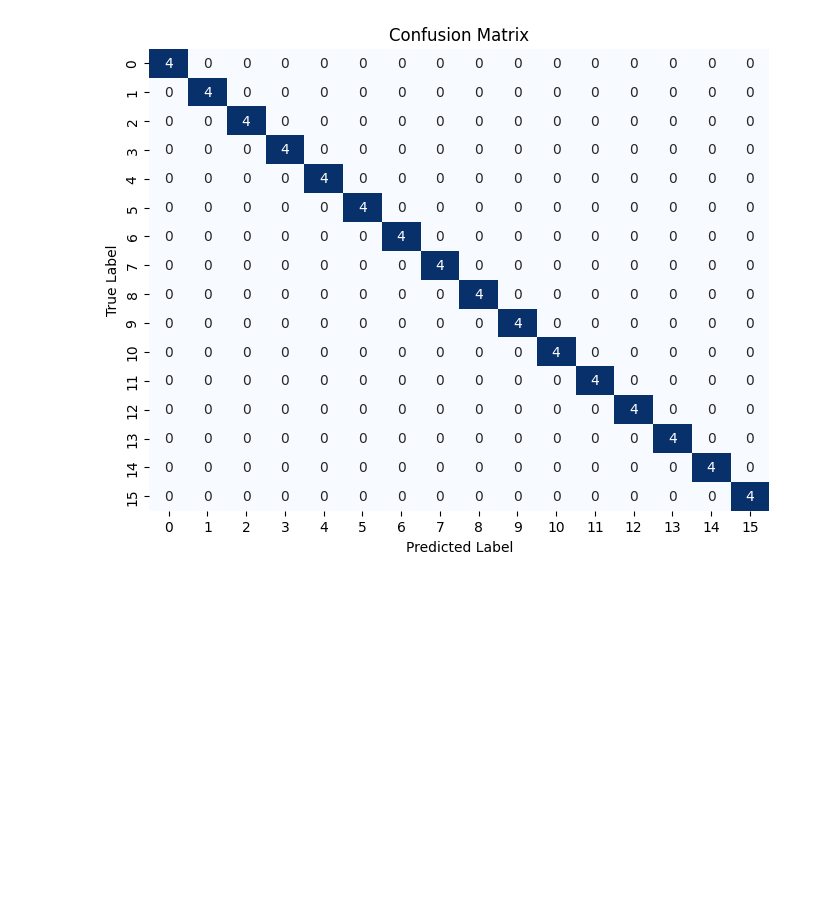
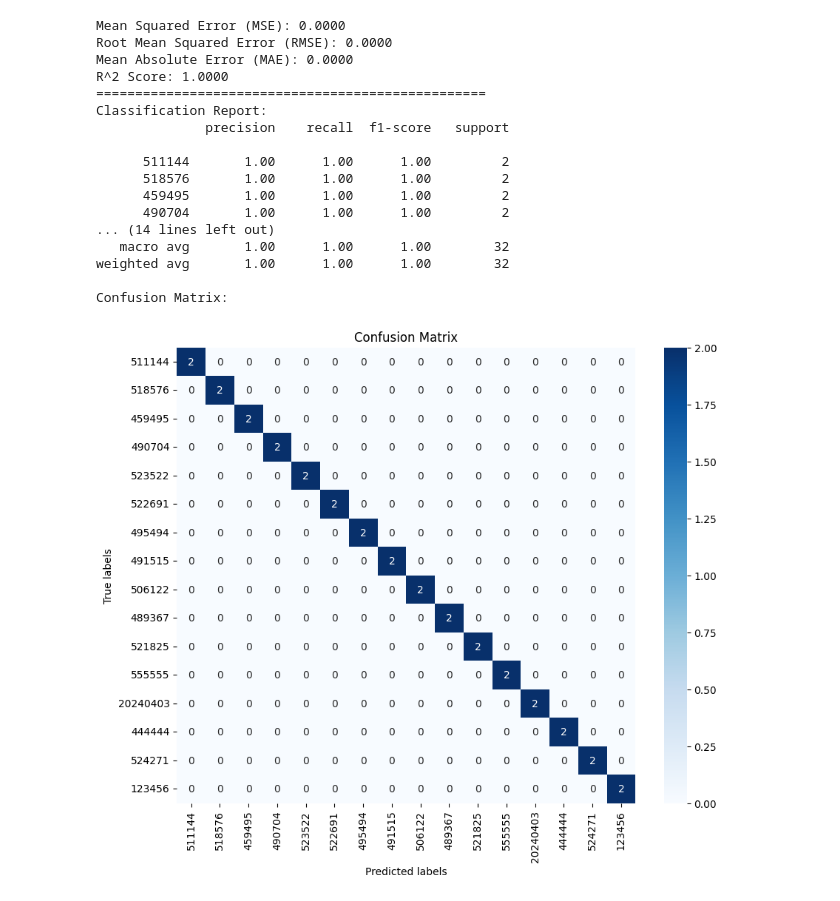
Before and after one commit to SimranbirKaur-000490704/Face-Recognition-Based-Attendance-System, a Jupyter notebook: model/FaceRecognitionModel.ipynb, the cells around one changed output. Cells and saved outputs as stored; diff of their text form; code cells hidden in the pictures; blank space fills up the shorter version.

```diff
--- a/model/FaceRecognitionModel.ipynb
+++ b/model/FaceRecognitionModel.ipynb
@@ -12,6 +12,7 @@ from sklearn.preprocessing import LabelEncoder
 import logging
 import matplotlib.pyplot as plt
 import seaborn as sns
+from sklearn.metrics import mean_squared_error, mean_absolute_error, r2_score
 
 os.environ["TF_ENABLE_ONEDNN_OPTS"] = "0"
 
@@ -44,6 +45,8 @@ def preprocess_images_and_labels(images_folder, face_detector, shape_predictor,
     """
     encodings = []
     labels = []
+    labels_dict ={}
+    label = 0
     for root, dirs, files in os.walk(images_folder):
         for file in files:
             if file.lower().endswith(('.png', '.jpg', '.jpeg')):
@@ -56,16 +59,19 @@ def preprocess_images_and_labels(images_folder, face_detector, shape_predictor,
                 encodings.extend(face_encs)
                 #labels.extend([os.path.basename(root)])
                 labels.extend([os.path.basename(root)] * len(face_encs))
+        labels_dict[label] = os.path.basename(root)
+        label += 1
+        #print("label dict", labels_dict)
 
-                #Saving encosings in a pickle file
-                #save_encodings(labels, face_encs )
-
+    labels_dict.pop(0, None)
     le = LabelEncoder()
     labels_encoded = le.fit_transform(labels)
     num_classes = len(le.classes_)
     print("clasess", num_classes)
     labels_encoded = to_categorical(labels_encoded, num_classes)  # Convert labels to one-hot encoding
-    return np.array(encodings), np.array(labels_encoded), num_classes
+    print("label dict", labels_dict)
+
+    return np.array(encodings), np.array(labels_encoded), num_classes, labels_dict
 
 
 def build_model(input_shape, num_classes):
@@ -83,7 +89,7 @@ def build_model(input_shape, num_classes):
     return model
 
 
-def evaluate_model(model, X_test, y_test):
+def evaluate_model(model, X_test, y_test, labels_dict):
     """
     Evaluate the trained CNN model.
     """
@@ -94,28 +100,39 @@ def evaluate_model(model, X_test, y_test):
     logging.info("Confidence Scores: %s", confidence_scores)
     accuracy = accuracy_score(y_true, y_pred)
     logging.info("Test Accuracy: %s", accuracy)
+    mse = mean_squared_error(y_true, y_pred)
+    rmse = np.sqrt(mse)
+    mae = mean_absolute_error(y_true, y_pred)
+    r2 = r2_score(y_true, y_pred)
+
+    print(f"Mean Squared Error (MSE): {mse:.4f}")
+    print(f"Root Mean Squared Error (RMSE): {rmse:.4f}")
+    print(f"Mean Absolute Error (MAE): {mae:.4f}")
+    print(f"R^2 Score: {r2:.4f}")
+    print("=" * 50)
 
     # Classification Report
     print("Classification Report:")
-    print(classification_report(y_true, y_pred))
+    print(classification_report(y_true, y_pred, target_names=labels_dict.values()))
 
     # Confusion Matrix
     print("Confusion Matrix:")
-    print(confusion_matrix(y_true, y_pred))
+    plot_confusion_matrix(y_true, y_pred, labels_dict)
 
-    # Plot Confusion Matrix
-    plot_confusion_matrix(y_true, y_pred)
 
 
 def loadModel():
+
+    print("Training faces. It will take a few seconds. Please wait ...")
+
     # Load face recognition models
     face_detector, shape_predictor, face_encoder = load_face_recognition_models()
 
     # Preprocess images and labels
-    encodings, labels, num_classes = preprocess_images_and_labels('/Users/simranbirkaur/Desktop/capstone_final/Face-Recognition-Based-Attendance-System/dataset/images', face_detector, shape_predictor, face_encoder)
+    encodings, labels, num_classes, labels_dict = preprocess_images_and_labels('/Users/simranbirkaur/Desktop/capstone_final/Face-Recognition-Based-Attendance-System/dataset/images', face_detector, shape_predictor, face_encoder)
 
     # Preprocess data
-    X_train, X_test, y_train, y_test = train_test_split(encodings, labels, test_size=0.4, random_state=42,
+    X_train, X_test, y_train, y_test = train_test_split(encodings, labels, test_size=0.2, random_state=42,
                                                         stratify=labels)
 
     # Build CNN model
@@ -128,7 +145,8 @@ def loadModel():
     plot_training_history(history)
 
     # Evaluate CNN model
-    evaluate_model(model, X_test, y_test)
+    evaluate_model(model, X_test, y_test, labels_dict)
+
 
 
 def plot_training_history(history):
@@ -159,18 +177,20 @@ def plot_training_history(history):
     plt.show()
 
 
-def plot_confusion_matrix(y_true, y_pred):
+
+def plot_confusion_matrix(y_true, y_pred,labels_dict):
     """
     Plot confusion matrix using seaborn.
     """
     cm = confusion_matrix(y_true, y_pred)
-    plt.figure(figsize=(8, 6))
-    sns.heatmap(cm, annot=True, fmt='d', cmap='Blues', cbar=False)
-    plt.xlabel('Predicted Label')
-    plt.ylabel('True Label')
+    plt.figure(figsize=(10, 8))
+    sns.heatmap(cm, annot=True, cmap='Blues', fmt='g', xticklabels=labels_dict.values(), yticklabels=labels_dict.values())
+    plt.xlabel('Predicted labels')
+    plt.ylabel('True labels')
     plt.title('Confusion Matrix')
     plt.show()
 
 
+
 loadModel()
 # %% [output]
@@ -227 +228,18 @@ Classification Report:
+Mean Squared Error (MSE): 0.0000
+Root Mean Squared Error (RMSE): 0.0000
+Mean Absolute Error (MAE): 0.0000
+R^2 Score: 1.0000
+==================================================
+Classification Report:
+              precision    recall  f1-score   support
+
+      511144       1.00      1.00      1.00         2
+      518576       1.00      1.00      1.00         2
+      459495       1.00      1.00      1.00         2
+      490704       1.00      1.00      1.00         2
+... (14 lines left out)
+   macro avg       1.00      1.00      1.00        32
+weighted avg       1.00      1.00      1.00        32
+
+Confusion Matrix:
-[figure, old version]
+[figure, new version]
```
Also changed, not shown: parts of 1 cell of this notebook, 12 other files.
